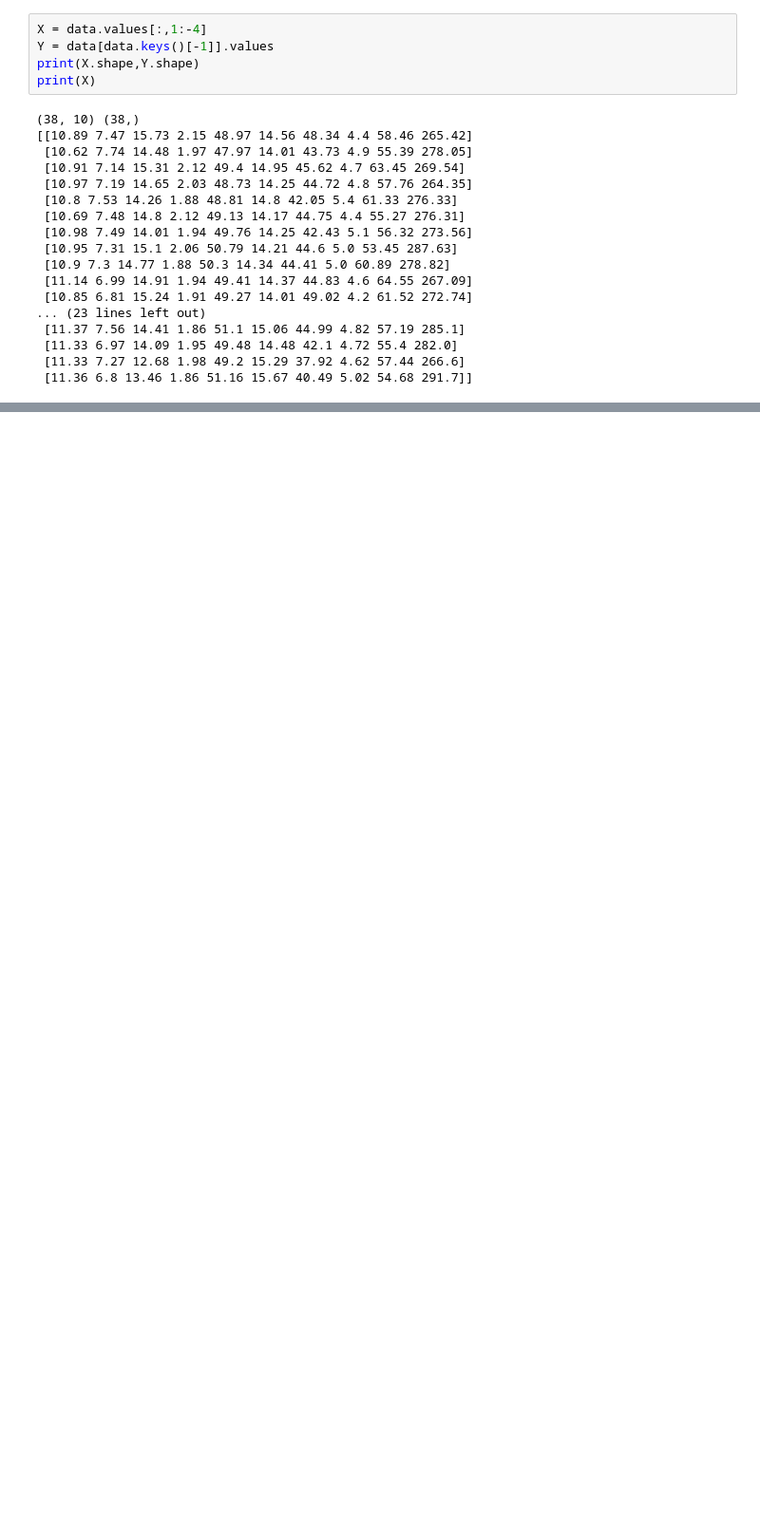
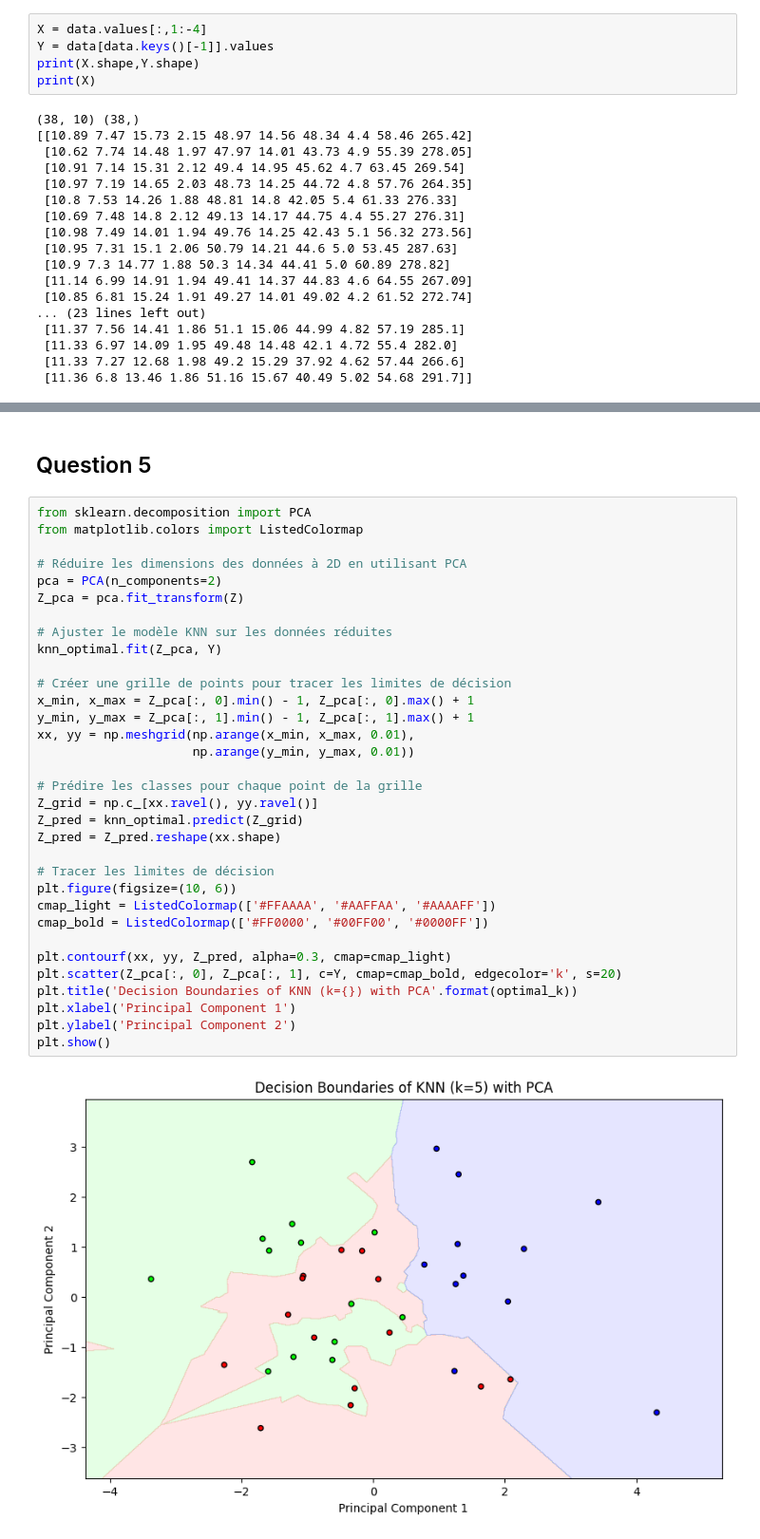
Before and after one commit to gael-mehdi/e-business-db-mini-projet, a Jupyter notebook: Part_2_supervised_learning.ipynb, the cells around one changed output, grey strips where cells are left out. Shown: that part at 95% size. Drawn from its saved outputs; the diff is of its cells as text; blank space fills up the shorter version.

```diff
--- a/Part_2_supervised_learning.ipynb
+++ b/Part_2_supervised_learning.ipynb
@@ -89,0 +202,37 @@ print(X)
+# %% [markdown]
+## Question 5
+# %%
+from sklearn.decomposition import PCA
+from matplotlib.colors import ListedColormap
+
+# Réduire les dimensions des données à 2D en utilisant PCA
+pca = PCA(n_components=2)
+Z_pca = pca.fit_transform(Z)
+
+# Ajuster le modèle KNN sur les données réduites
+knn_optimal.fit(Z_pca, Y)
+
+# Créer une grille de points pour tracer les limites de décision
+x_min, x_max = Z_pca[:, 0].min() - 1, Z_pca[:, 0].max() + 1
+y_min, y_max = Z_pca[:, 1].min() - 1, Z_pca[:, 1].max() + 1
+xx, yy = np.meshgrid(np.arange(x_min, x_max, 0.01),
+                     np.arange(y_min, y_max, 0.01))
+
+# Prédire les classes pour chaque point de la grille
+Z_grid = np.c_[xx.ravel(), yy.ravel()]
+Z_pred = knn_optimal.predict(Z_grid)
+Z_pred = Z_pred.reshape(xx.shape)
+
+# Tracer les limites de décision
+plt.figure(figsize=(10, 6))
+cmap_light = ListedColormap(['#FFAAAA', '#AAFFAA', '#AAAAFF'])
+cmap_bold = ListedColormap(['#FF0000', '#00FF00', '#0000FF'])
+
+plt.contourf(xx, yy, Z_pred, alpha=0.3, cmap=cmap_light)
+plt.scatter(Z_pca[:, 0], Z_pca[:, 1], c=Y, cmap=cmap_bold, edgecolor='k', s=20)
+plt.title('Decision Boundaries of KNN (k={}) with PCA'.format(optimal_k))
+plt.xlabel('Principal Component 1')
+plt.ylabel('Principal Component 2')
+plt.show()
+# %% [output]
+[figure, added]
```
Also changed, not shown: parts of 31 cells of this notebook.
